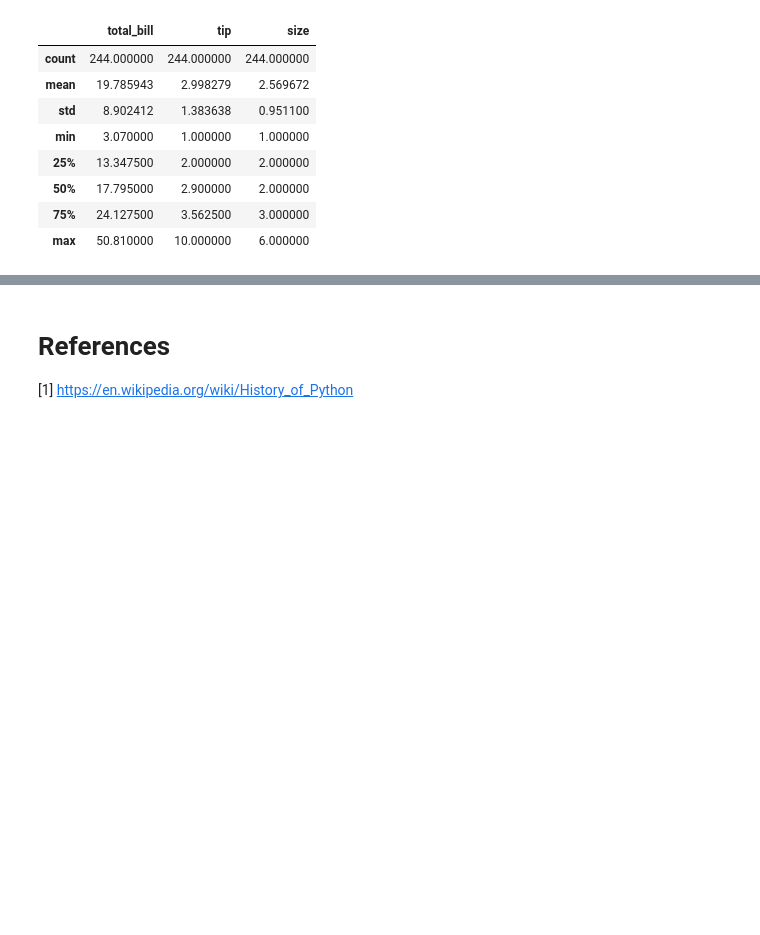
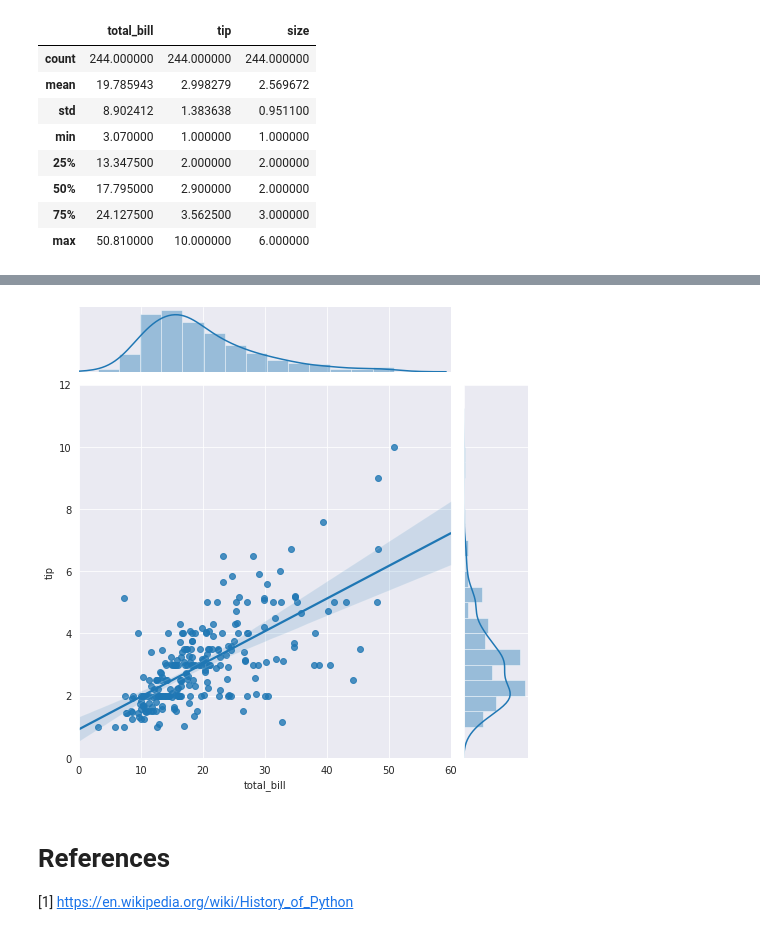
Before and after one commit to jear2412/MetodosLineales, a Jupyter notebook: intropython.ipynb, the cells around one changed output, grey strips where cells are left out. Drawn from its saved outputs; the diff is of its cells as text; code cells hidden in the pictures; blank space fills up the shorter version.

```diff
--- a/intropython.ipynb
+++ b/intropython.ipynb
@@ -404,8 +397,13 @@ NameError: ignored
 # %%
 g = sns.jointplot(x="total_bill", y="tip", data=tips,
                   kind="reg", truncate=False,
                   xlim=(0, 60), ylim=(0, 12),
-                  color="m", height=7)
+                  height=7)
+
+#es el mismo grafico pero le hemos ajustado una recta de regresion
+#tambien se muestran los histogramas y estimadores de densidad
+# %% [output]
+[figure, added]
 # %% [markdown]
 <H1>References</H1>
 
```
Also changed, not shown: parts of 15 cells of this notebook.
